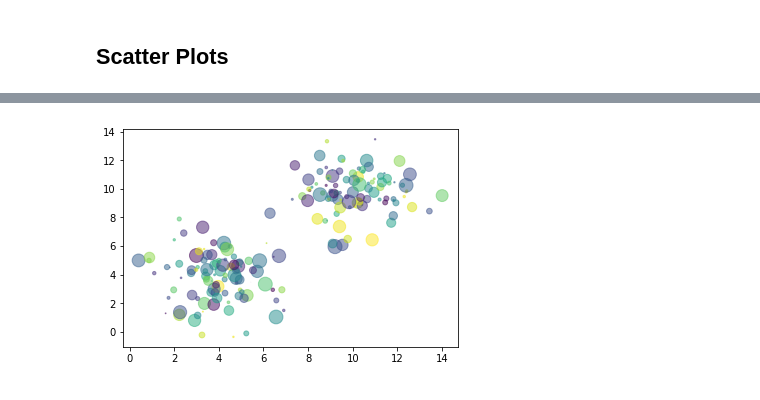
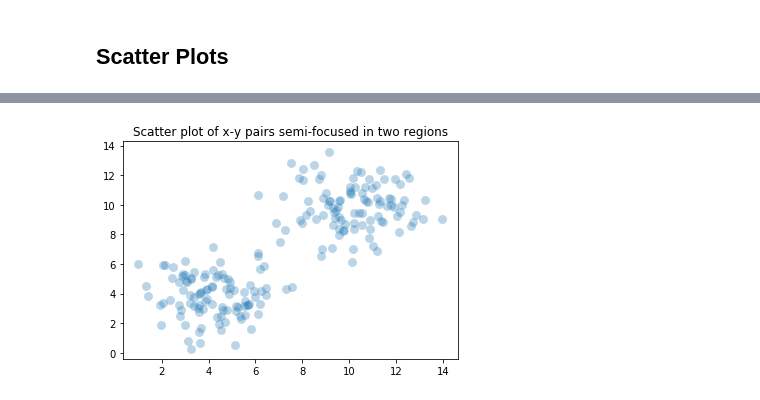
Before and after one commit to ProfessorKazarinoff/Problem-Solving-with-Python, a Jupyter notebook: notebooks/06-Plotting-with-Matplotlib/06.10-Scatter-Plots.ipynb, the cells around one changed output, grey strips where cells are left out. Saved outputs shown, nothing was run; the diff lists cells and outputs as text; code cells hidden in the pictures.

Commit message:
edits to scatter plot chapeter, alpha value changes not size or color

```diff
--- a/notebooks/06-Plotting-with-Matplotlib/06.10-Scatter-Plots.ipynb
+++ b/notebooks/06-Plotting-with-Matplotlib/06.10-Scatter-Plots.ipynb
@@ -9,17 +46,19 @@ import numpy as np
 # %%
 N = 100
 x1 = 1.5 * np.random.randn(N) + 10
 y1 = 1.5 * np.random.randn(N) + 10
 x2 = 1.5 * np.random.randn(N) + 4
 y2 = 1.5 * np.random.randn(N) + 4
 x = np.append(x1,x2)
 y = np.append(y1,y2)
 colors = np.random.rand(N*2)
 area = np.pi * (8 * np.random.rand(N*2))**2  # 0 to 15 point radii
 
 fig, ax = plt.subplots()
 
-ax.scatter(x, y, s=area, c=colors, alpha=0.5)
+#ax.scatter(x, y, s=area, c=colors, alpha=0.5)
+ax.scatter(x, y, s=80, linewidths=0, alpha=0.3)
+ax.set_title('Scatter plot of x-y pairs semi-focused in two regions')
 plt.show()
 # %% [output]
-[figure, old version]
+[figure, new version]
```
Also changed, not shown: parts of 5 cells of this notebook.
